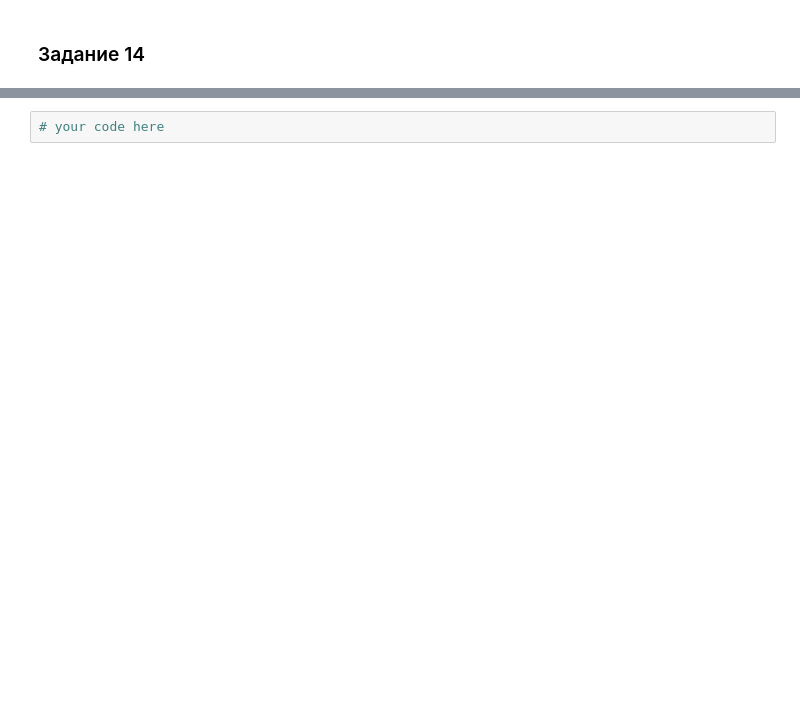
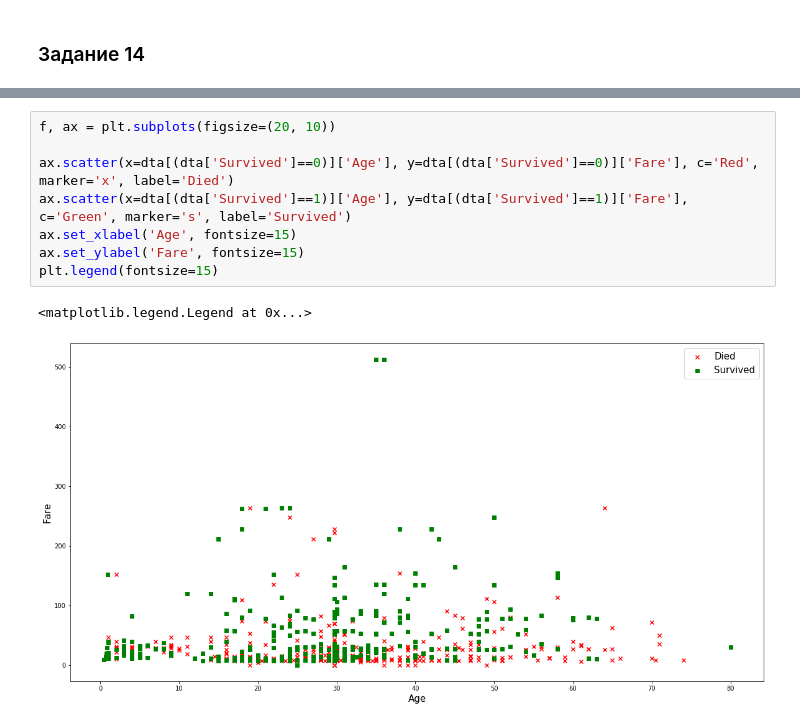
Before and after one commit to Oleg-DS/learning_data_science, a Jupyter notebook: ML/hw01.ipynb, the cells around one changed output, grey strips where cells are left out. Drawn from its saved outputs; the diff is of its cells as text; blank space fills up the shorter version.

```diff
--- a/ML/hw01.ipynb
+++ b/ML/hw01.ipynb
@@ -292,5 +424,14 @@ dta.head()
 В итоге ваш график должен выглядеть примерно так
 
 ![](plot_14.png)
-# %%
-# your code here
+# %%
+f, ax = plt.subplots(figsize=(20, 10))
+
+ax.scatter(x=dta[(dta['Survived']==0)]['Age'], y=dta[(dta['Survived']==0)]['Fare'], c='Red', marker='x', label='Died')
+ax.scatter(x=dta[(dta['Survived']==1)]['Age'], y=dta[(dta['Survived']==1)]['Fare'], c='Green', marker='s', label='Survived')
+ax.set_xlabel('Age', fontsize=15)
+ax.set_ylabel('Fare', fontsize=15)
+plt.legend(fontsize=15)
+# %% [output]
+<matplotlib.legend.Legend at 0x...>
+[figure, added]
```
Also changed, not shown: parts of 28 cells of this notebook, 9 other files.
